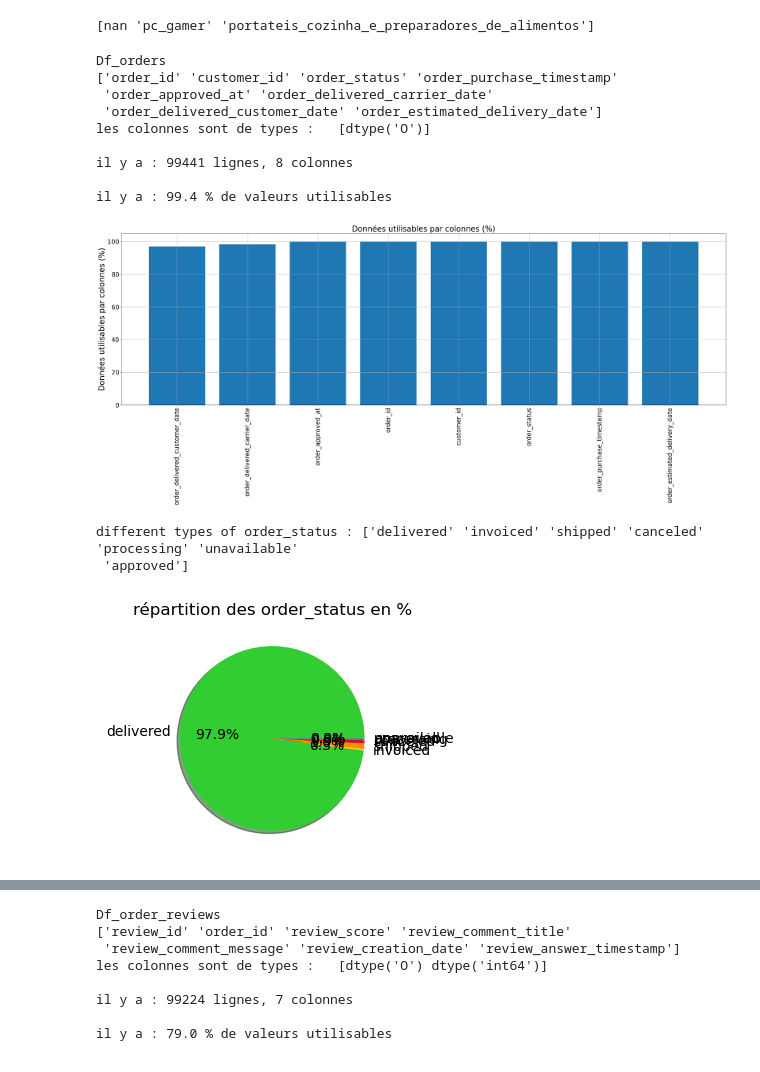
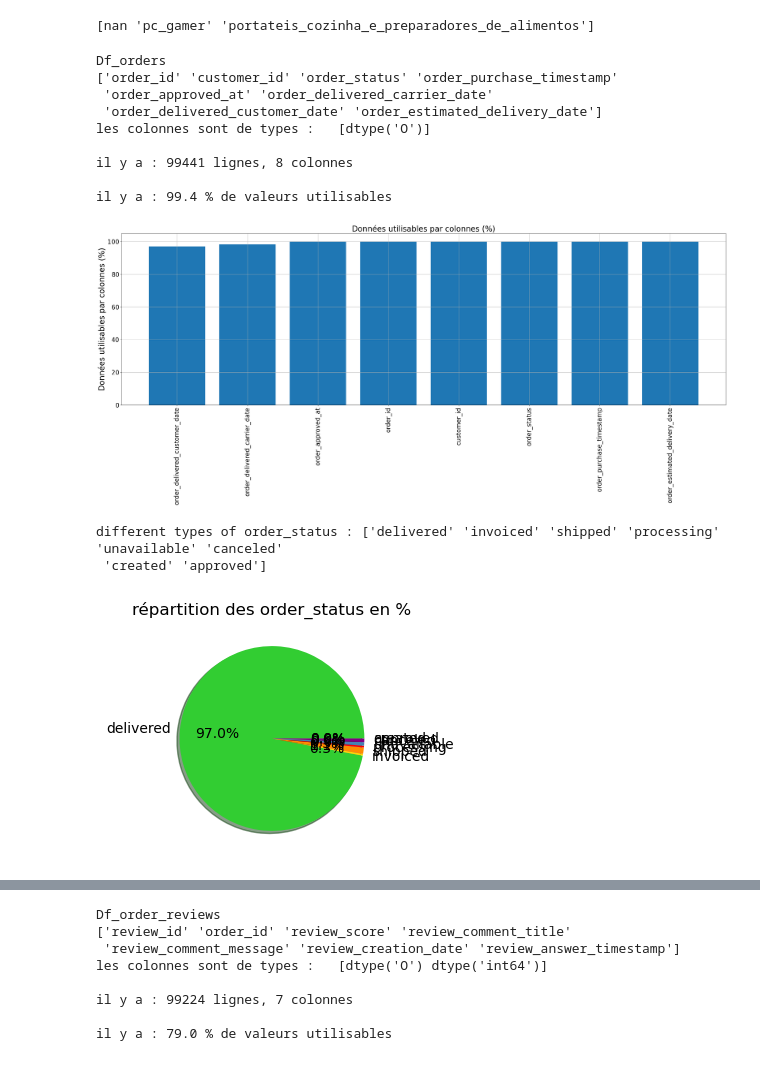
Before and after one commit to HubiGitHubi/Projet-5, a Jupyter notebook: Projet5.ipynb, the cells around one changed output, grey strips where cells are left out. Drawn from its saved outputs; the diff is of its cells as text; code cells hidden in the pictures.

```diff
--- a/Projet5.ipynb
+++ b/Projet5.ipynb
@@ -112,39 +113,40 @@ print('Df_orders')
 print(Df_orders.columns.values)
 info_data_unique(Df_orders)
 
 
 plot_valeurs_utilisables(Df_orders)
 
-print("different types of order_status :",Df.order_status.unique())
+print("different types of order_status :",Df_orders.order_status.unique())
 
 #Vérifions la répartition par nutrition grade
 Df_reparti_grade=pd.DataFrame()
 fig=plt.figure(figsize=(3,3))
-for status in Df.order_status.unique() :
-    Df_reparti_grade[status] = [len(Df[Df['order_status']==status])/len(Df)*100]
+for status in Df_orders.order_status.unique() :
+    Df_reparti_grade[status] = [len(Df_orders[Df_orders['order_status']==status])/len(Df_orders)*100]
 
 Df_reparti_grade =Df_reparti_grade.T
 plt.pie(Df_reparti_grade[0], labels=Df_reparti_grade.index, autopct='%1.1f%%', shadow=True,colors = colors)
 plt.title("répartition des order_status en %")
 plt.show()
 
 
 
 Df_orders[Df_orders.order_id=='03caa2c082116e1d31e67e9ae3700499']
+#order_delivered_carrier_date :  date de livraison transporteur
 # %% [output]
 Df_orders
 ['order_id' 'customer_id' 'order_status' 'order_purchase_timestamp'
  'order_approved_at' 'order_delivered_carrier_date'
  'order_delivered_customer_date' 'order_estimated_delivery_date']
 les colonnes sont de types :   [dtype('O')]
 
 il y a : 99441 lignes, 8 colonnes
 
 il y a : 99.4 % de valeurs utilisables
 [figure]
-different types of order_status : ['delivered' 'invoiced' 'shipped' 'canceled' 'processing' 'unavailable'
- 'approved']
+different types of order_status : ['delivered' 'invoiced' 'shipped' 'processing' 'unavailable' 'canceled'
+ 'created' 'approved']
-[figure, old version]
+[figure, new version]
 |  | order_id | customer_id | order_status | order_purchase_timestamp | order_approved_at | order_delivered_carrier_date | ... |
 | 13390 | 03caa2c082116e1d31e67e9ae3700499 | 1617b1357756262bfa56ab541c47bc16 | delivered | 2017-09-29 15:24:52 | 2017-10-02 15:28:20 | 2017-10-10 15:43:17 | ... |
 # %%
```
Also changed, not shown: parts of 39 cells of this notebook, 2 other files.
